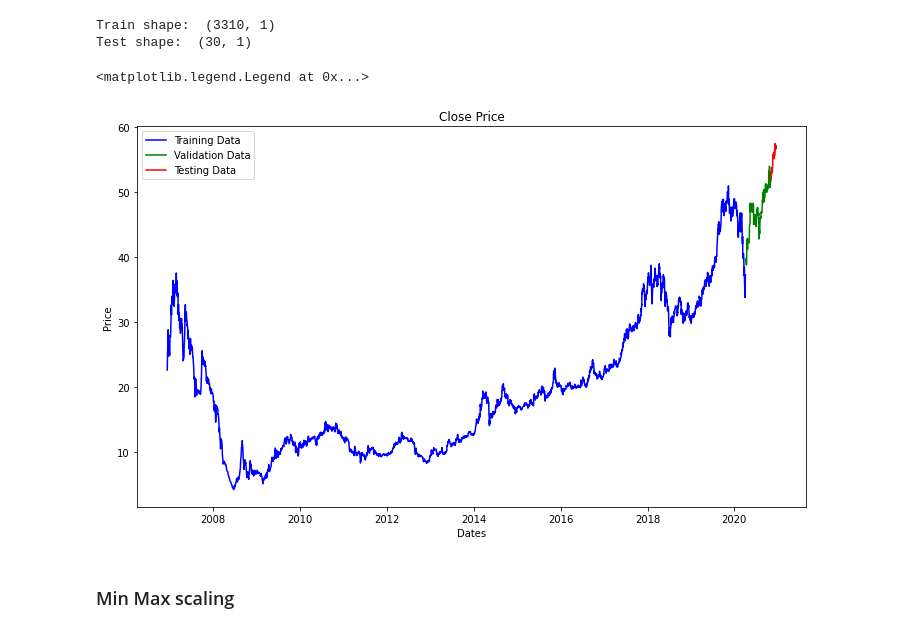
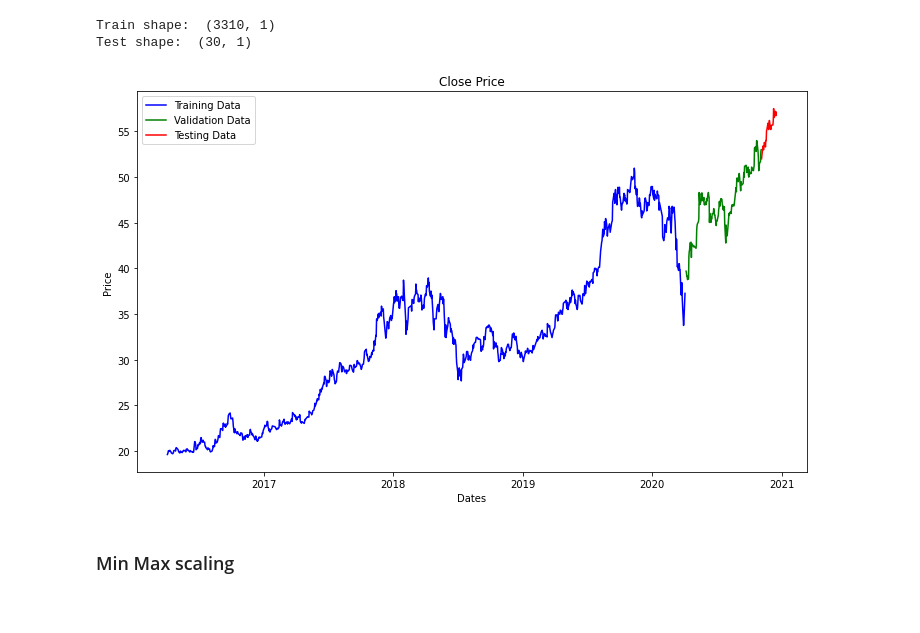
Before and after one commit to vantuan5644/StockPriceForecasting, a Jupyter notebook: notebooks/Ensembling.ipynb, the cells around one changed output. Cells and saved outputs as stored; diff of their text form; code cells hidden in the pictures.

```diff
--- a/notebooks/Ensembling.ipynb
+++ b/notebooks/Ensembling.ipynb
@@ -112,16 +112,16 @@ import matplotlib.pyplot as plt
 # %%
 plt.figure(figsize=(12,7))
 plt.title('Close Price')
 plt.xlabel('Dates')
 plt.ylabel('Price')
-plt.plot(train_data[target_col], 'blue', label='Training Data')
+plt.plot(train_data[target_col][-1000:], 'blue', label='Training Data')
 plt.plot(validation_data[target_col], 'green', label='Validation Data')
 
 plt.plot(test_data[target_col], 'red', label='Testing Data')
 plt.legend()
+plt.savefig('./traintestsplit.jpg')
 # %% [output]
-<matplotlib.legend.Legend at 0x...>
-[figure, old version]
+[figure, new version]
 # %% [markdown]
 ### Min Max scaling
 # %%
```
Also changed, not shown: parts of 77 cells of this notebook, 22 other files.
